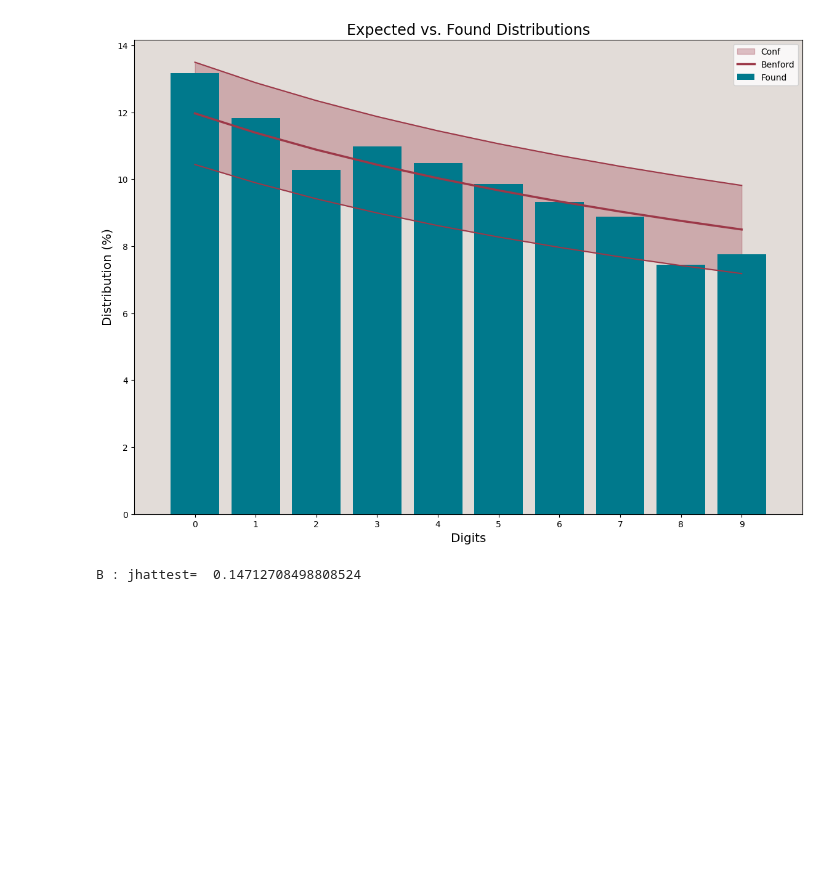
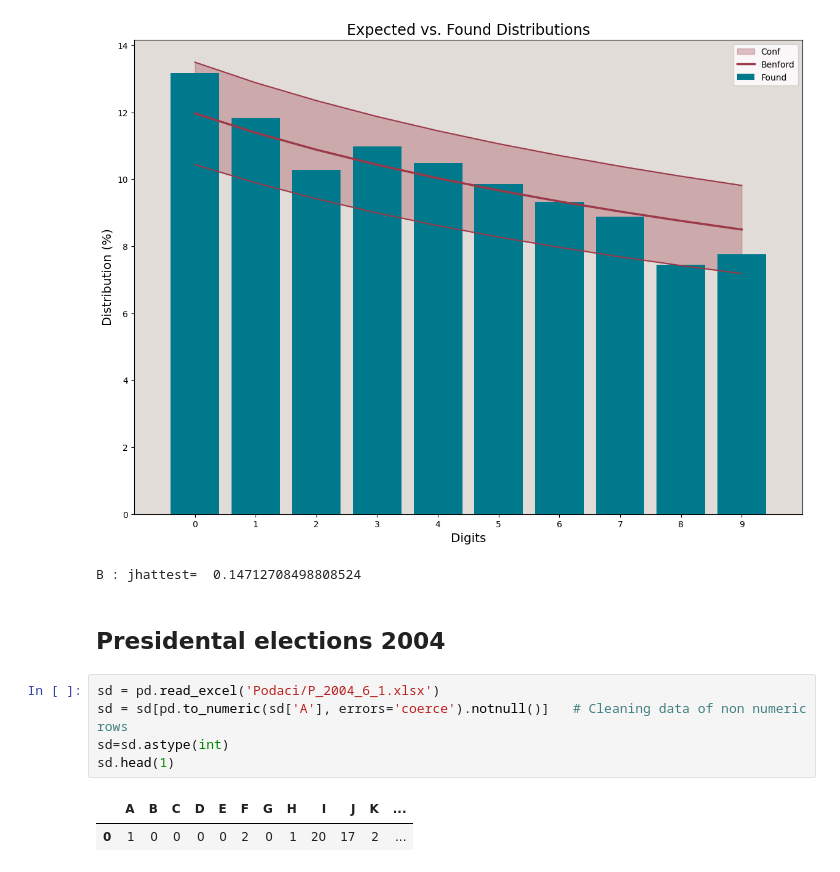
Before and after one commit to dazdejkovic/Serbian-elections-2BL, a Jupyter notebook: Serbian presidental elections.ipynb, the cells around one changed output. Saved outputs shown, nothing was run; the diff lists cells and outputs as text; blank space fills up the shorter version.

```diff
--- a/Serbian presidental elections.ipynb
+++ b/Serbian presidental elections.ipynb
@@ -152,3 +152,13 @@ Columns: [Expected, Found, Z_score]
 Index: []
 [figure]
 B : jhattest=  0.14712708498808524
+# %% [markdown]
+## Presidental elections 2004
+# %%
+sd = pd.read_excel('Podaci/P_2004_6_1.xlsx')
+sd = sd[pd.to_numeric(sd['A'], errors='coerce').notnull()]   # Cleaning data of non numeric rows
+sd=sd.astype(int)
+sd.head(1)
+# %% [output]
+|  | A | B | C | D | E | F | G | H | I | J | K | ... |
+| 0 | 1 | 0 | 0 | 0 | 0 | 2 | 0 | 1 | 20 | 17 | 2 | ... |
```
Also changed, not shown: parts of 2 cells of this notebook.
